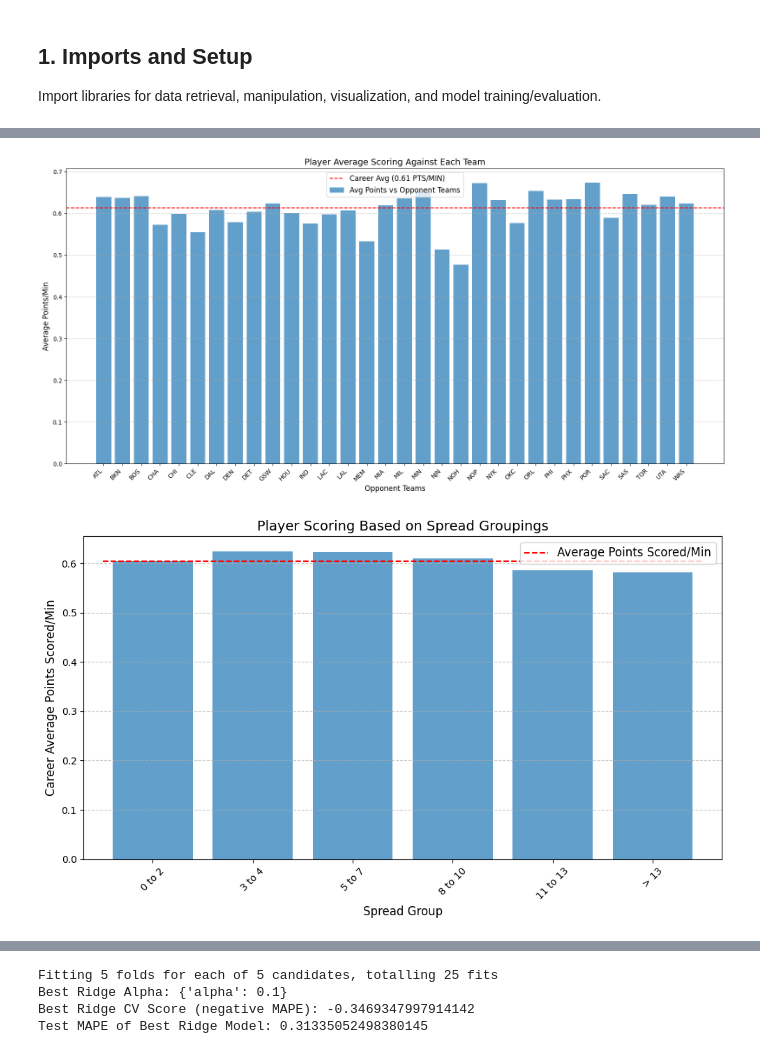
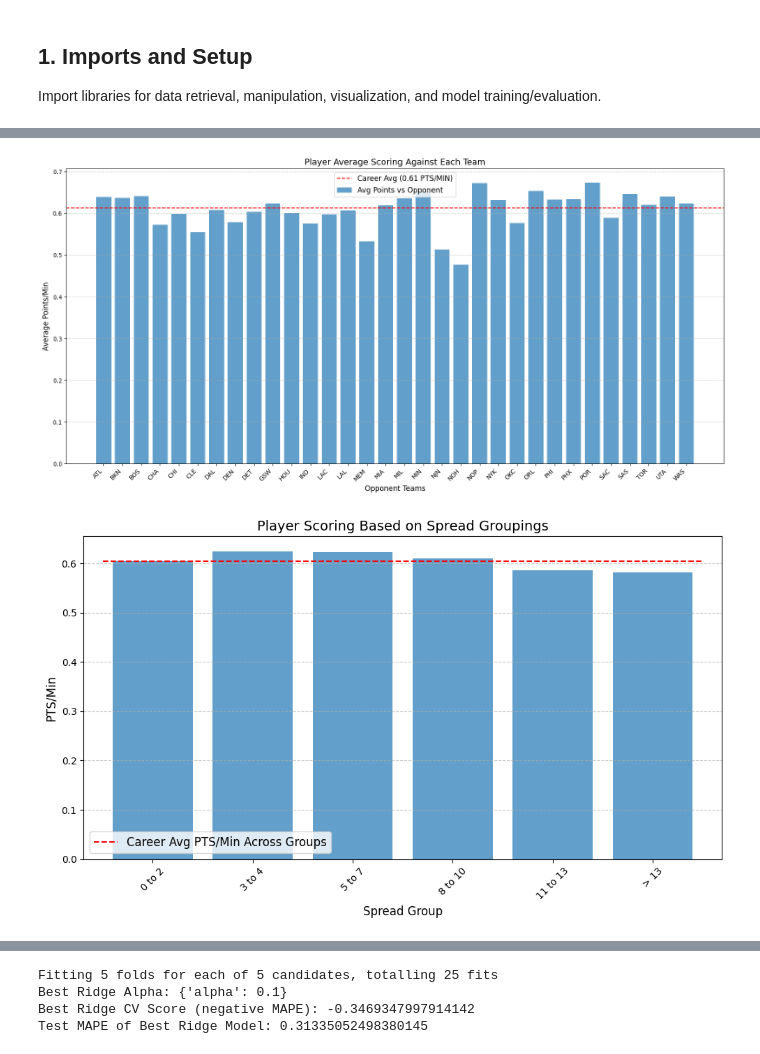
Before and after one commit to joshdscan/NBA-Player-Prop-Prediction, a Jupyter notebook: notebooks/Model_1_Per_Min.ipynb, the cells around one changed output, grey strips where cells are left out. Drawn from its saved outputs; the diff is of its cells as text; code cells hidden in the pictures.

```diff
--- a/notebooks/Model_1_Per_Min.ipynb
+++ b/notebooks/Model_1_Per_Min.ipynb
@@ -116,28 +119,44 @@ columns_to_modify = [
 # %%
+# Convert GAME_DATE to datetime
 player_stats['GAME_DATE'] = pd.to_datetime(player_stats['GAME_DATE'])
+
+# Extract player team and opponent from MATCHUP
 player_stats['Player_Team'], player_stats['Opponent'] = zip(*player_stats['MATCHUP'].apply(extract_teams))
+
+# Add home court advantage column
 player_stats['Home_Court_Advantage'] = player_stats['MATCHUP'].apply(lambda x: 1 if 'vs.' in x else 0)
+
+# Add interdivisional game column
 player_stats['Interdivisional_Game'] = player_stats.apply(lambda x: is_interdivisional(x['Player_Team'], x['Opponent']), axis=1)
+
+# Sort by date for rolling calculations
 player_stats = player_stats.sort_values(by=['SEASON_ID', 'Player_ID', 'GAME_DATE']).reset_index(drop=True)
+
+# Identify home and away teams
+player_stats = add_home_away_teams(player_stats)
+
+# Calculate rest days
 player_stats['Rest_Days'] = player_stats.groupby(['SEASON_ID', 'Player_ID'])['GAME_DATE'].diff().dt.days
 player_stats['Rest_Days'] = player_stats['Rest_Days'].fillna(0).astype(int)
 player_stats['Rest_Category'] = player_stats['Rest_Days'].apply(classify_rest_days)
+
+# One-hot encode rest categories
 rest_category_dummies = pd.get_dummies(player_stats['Rest_Category'])
 rest_category_dummies.columns = ['Rest_Category_' + str(col) for col in rest_category_dummies.columns]
 player_stats = pd.concat([player_stats, rest_category_dummies], axis=1)
-player_stats = add_home_away_teams(player_stats)
-rest_category_dummies = pd.get_dummies(player_stats['Rest_Category'])
-rest_category_dummies.columns = ['Rest_Category_' + str(col) for col in rest_category_dummies.columns]
-player_stats = pd.concat([player_stats, rest_category_dummies], axis=1)
+
+# Our target variable is total points
 player_stats["Target"] = player_stats['PTS']
 player_stats = player_stats.loc[player_stats["Target"] != 0].dropna(subset=["Target"])
-for col in columns_to_modify:
+
+# Create per-minute stats
+for col in columns_to_per_minute:
     per_min_col_name = f"{col}_per_min"
     player_stats[per_min_col_name] = player_stats[col] / player_stats['MIN']
 
 # Compute rolling averages for per-minute metrics
 rolling_windows = [3, 7, 15]
-for col in columns_to_modify:
+for col in columns_to_per_minute:
     per_min_col_name = f"{col}_per_min"
     for window in rolling_windows:
         rolling_col_name = f"{per_min_col_name}_rolling_{window}"
@@ -173,52 +194,46 @@ career_avg = player_stats["PTS"].mean()/player_stats["MIN"].mean()
 # Calculate scoring averages against each opponent
 team_avg = player_stats.groupby("Opponent")["PTS"].mean()/player_stats.groupby("Opponent")["MIN"].mean()
 
-# Adjusted bar plot with better spacing for x-axis labels
-plt.figure(figsize=(16, 8))  # Increased figure size for better spacing
-bars = plt.bar(team_avg.index, team_avg.values, alpha=0.7, label='Avg Points vs Opponent Teams')
-
-# Add a horizontal line for the career average
+plt.figure(figsize=(16, 8))
+bars = plt.bar(team_avg.index, team_avg.values, alpha=0.7, label='Avg Points vs Opponent')
 plt.axhline(career_avg, color='red', linestyle='--', linewidth=1.5, label=f'Career Avg ({career_avg:.2f} PTS/MIN)')
-
-# Annotate each bar with the average value
-#for bar in bars:
-    #height = bar.get_height()
-    #plt.text(bar.get_x() + bar.get_width() / 2, height, f'{height:.1f}', ha='center', va='bottom', fontsize=9)
-
-# Customize the plot
 plt.title("Player Average Scoring Against Each Team", fontsize=14)
 plt.xlabel("Opponent Teams", fontsize=12)
 plt.ylabel("Average Points/Min", fontsize=12)
-plt.xticks(rotation=45, fontsize=10, ha='right')  # Rotate and align x-axis labels
+plt.xticks(rotation=45, ha='right')
 plt.legend(fontsize=12)
 plt.grid(axis='y', linestyle='--', alpha=0.7)
-
-# Show the plot
-plt.tight_layout()  # Ensures proper spacing
+plt.tight_layout()
 plt.show()
 # %% [output]
-[figure, old version]
+[figure, new version]
 # %%
 # Bin the spread values into groups
 bins = [0, 2, 4, 7, 10, 13, float('inf')]
 labels = ["0 to 2", "3 to 4", "5 to 7", "8 to 10", "11 to 13", "> 13"]
 merged_data['Spread_Group'] = pd.cut(merged_data['spread'], bins=bins, labels=labels)
 
 # Calculate average points scored for each spread group
 spread_group_performance = merged_data.groupby("Spread_Group")["PTS"].mean()/merged_data.groupby("Spread_Group")["MIN"].mean()
 
-# Plotting the data
 plt.figure(figsize=(10, 6))
-plt.hlines(y=spread_group_performance.mean(), xmin=-0.5, xmax=5.5, color='red', linestyle='--', label='Average Points Scored/Min')
-plt.legend(fontsize=12)
+plt.hlines(
+    y=spread_group_performance.mean(),
+    xmin=-0.5,
+    xmax=5.5,
+    color='red',
+    linestyle='--',
+    label='Career Avg PTS/Min Across Groups'
+)
 plt.bar(spread_group_performance.index, spread_group_performance.values, alpha=0.7)
 plt.title("Player Scoring Based on Spread Groupings", fontsize=14)
 plt.xlabel("Spread Group", fontsize=12)
-plt.ylabel("Career Average Points Scored/Min", fontsize=12)
-plt.xticks(rotation=45, fontsize=10)
+plt.ylabel("PTS/Min", fontsize=12)
+plt.xticks(rotation=45)
+plt.legend(fontsize=12, loc='lower left')
 plt.grid(axis='y', linestyle='--', alpha=0.7)
 plt.tight_layout()
 plt.show()
 # %% [output]
-[figure, old version]
+[figure, new version]
 # %%
```
Also changed, not shown: parts of 40 cells of this notebook.
